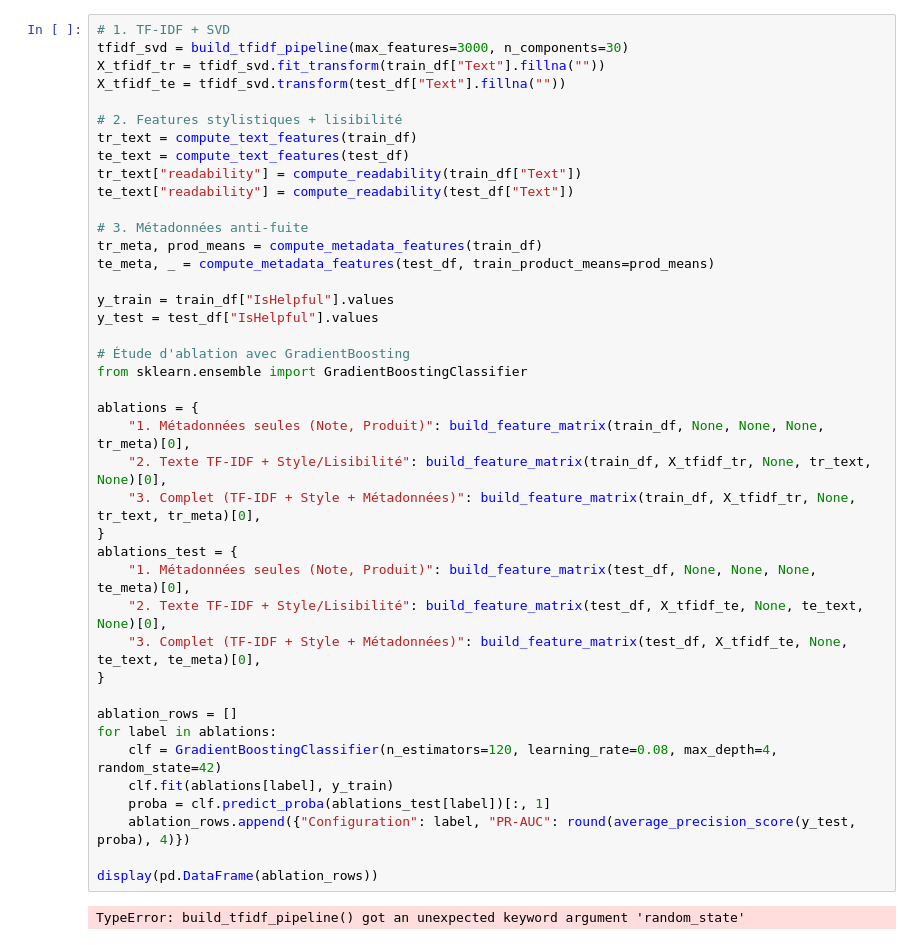
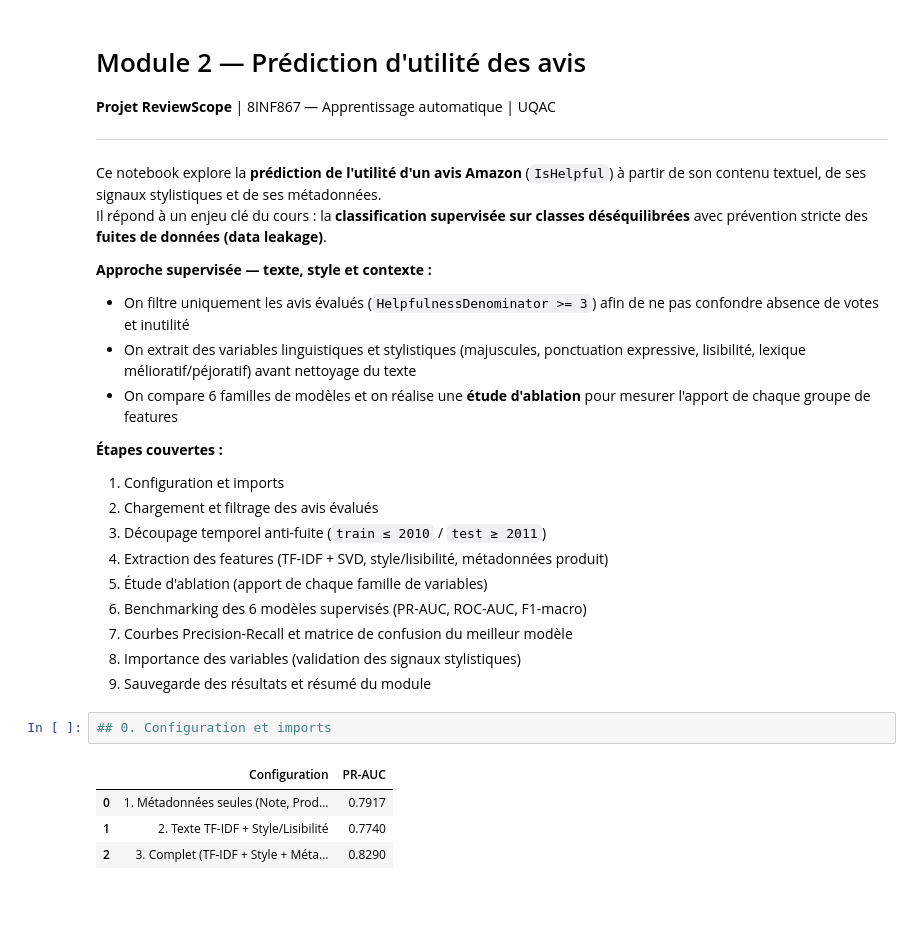
Before and after one commit to lrohou/projet_aa, a Jupyter notebook: notebooks/02_prediction_utilite.ipynb, the cells around one changed output. Saved outputs shown, nothing was run; the diff lists cells and outputs as text; blank space fills up the shorter version.

Commit message:
module 4 & ajout md module 2

```diff
--- a/notebooks/02_prediction_utilite.ipynb
+++ b/notebooks/02_prediction_utilite.ipynb
@@ -35,44 +1,33 @@ Taux d'avis utiles (Train) : 70.1%
+# %% [markdown]
+# Module 2 — Prédiction d'utilité des avis
+
+**Projet ReviewScope** | 8INF867 — Apprentissage automatique | UQAC
+
+---
+
+Ce notebook explore la **prédiction de l'utilité d'un avis Amazon** (`IsHelpful`) à partir de son contenu textuel, de ses signaux stylistiques et de ses métadonnées.
+Il répond à un enjeu clé du cours : la **classification supervisée sur classes déséquilibrées** avec prévention stricte des **fuites de données (data leakage)**.
+
+**Approche supervisée — texte, style et contexte :**
+- On filtre uniquement les avis évalués (`HelpfulnessDenominator >= 3`) afin de ne pas confondre absence de votes et inutilité
+- On extrait des variables linguistiques et stylistiques (majuscules, ponctuation expressive, lisibilité, lexique mélioratif/péjoratif) avant nettoyage du texte
+- On compare 6 familles de modèles et on réalise une **étude d'ablation** pour mesurer l'apport de chaque groupe de features
+
+**Étapes couvertes :**
+1. Configuration et imports
+2. Chargement et filtrage des avis évalués
+3. Découpage temporel anti-fuite (`train ≤ 2010` / `test ≥ 2011`)
+4. Extraction des features (TF-IDF + SVD, style/lisibilité, métadonnées produit)
+5. Étude d'ablation (apport de chaque famille de variables)
+6. Benchmarking des 6 modèles supervisés (PR-AUC, ROC-AUC, F1-macro)
+7. Courbes Precision-Recall et matrice de confusion du meilleur modèle
+8. Importance des variables (validation des signaux stylistiques)
+9. Sauvegarde des résultats et résumé du module
 # %%
-# 1. TF-IDF + SVD
-tfidf_svd = build_tfidf_pipeline(max_features=3000, n_components=30)
-X_tfidf_tr = tfidf_svd.fit_transform(train_df["Text"].fillna(""))
-X_tfidf_te = tfidf_svd.transform(test_df["Text"].fillna(""))
-
-# 2. Features stylistiques + lisibilité
-tr_text = compute_text_features(train_df)
-te_text = compute_text_features(test_df)
-tr_text["readability"] = compute_readability(train_df["Text"])
-te_text["readability"] = compute_readability(test_df["Text"])
-
-# 3. Métadonnées anti-fuite
-tr_meta, prod_means = compute_metadata_features(train_df)
-te_meta, _ = compute_metadata_features(test_df, train_product_means=prod_means)
-
-y_train = train_df["IsHelpful"].values
-y_test = test_df["IsHelpful"].values
-
-# Étude d'ablation avec GradientBoosting
-from sklearn.ensemble import GradientBoostingClassifier
-
-ablations = {
-    "1. Métadonnées seules (Note, Produit)": build_feature_matrix(train_df, None, None, None, tr_meta)[0],
-    "2. Texte TF-IDF + Style/Lisibilité": build_feature_matrix(train_df, X_tfidf_tr, None, tr_text, None)[0],
-    "3. Complet (TF-IDF + Style + Métadonnées)": build_feature_matrix(train_df, X_tfidf_tr, None, tr_text, tr_meta)[0],
-}
-ablations_test = {
-    "1. Métadonnées seules (Note, Produit)": build_feature_matrix(test_df, None, None, None, te_meta)[0],
-    "2. Texte TF-IDF + Style/Lisibilité": build_feature_matrix(test_df, X_tfidf_te, None, te_text, None)[0],
-    "3. Complet (TF-IDF + Style + Métadonnées)": build_feature_matrix(test_df, X_tfidf_te, None, te_text, te_meta)[0],
-}
-
-ablation_rows = []
-for label in ablations:
-    clf = GradientBoostingClassifier(n_estimators=120, learning_rate=0.08, max_depth=4, random_state=42)
-    clf.fit(ablations[label], y_train)
-    proba = clf.predict_proba(ablations_test[label])[:, 1]
-    ablation_rows.append({"Configuration": label, "PR-AUC": round(average_precision_score(y_test, proba), 4)})
-
-display(pd.DataFrame(ablation_rows))
+## 0. Configuration et imports
 # %% [output]
-TypeError: build_tfidf_pipeline() got an unexpected keyword argument 'random_state'
+|  | Configuration | PR-AUC |
+| 0 | 1. Métadonnées seules (Note, Prod... | 0.7917 |
+| 1 | 2. Texte TF-IDF + Style/Lisibilité | 0.7740 |
+| 2 | 3. Complet (TF-IDF + Style + Méta... | 0.8290 |
 # %%
```
Also changed, not shown: parts of 19 cells of this notebook, 7 other files.
